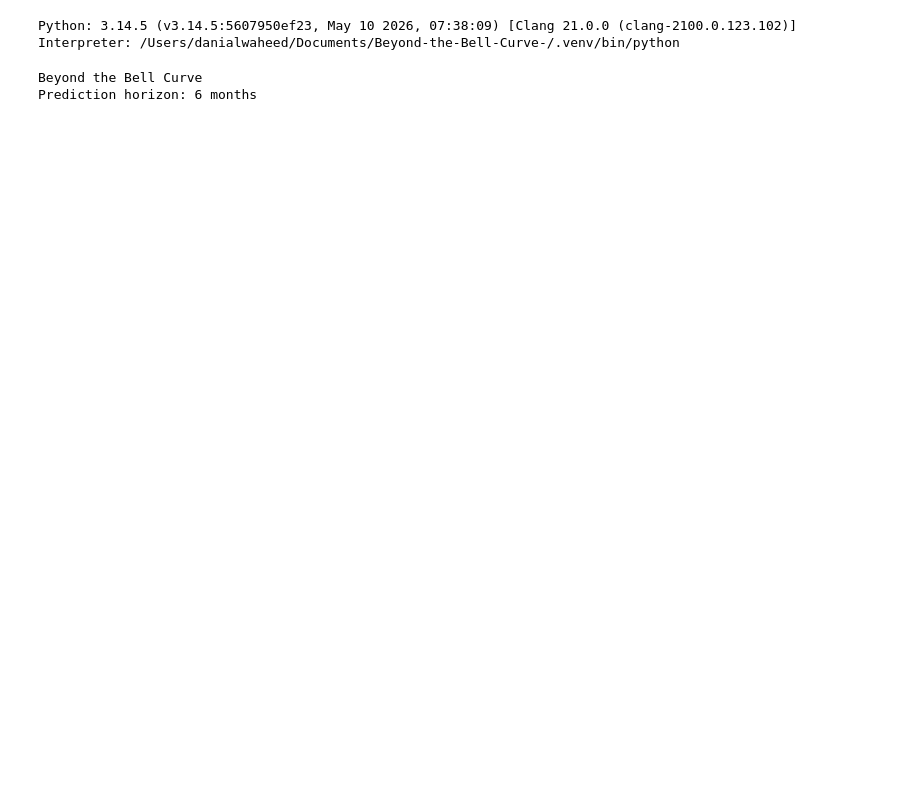
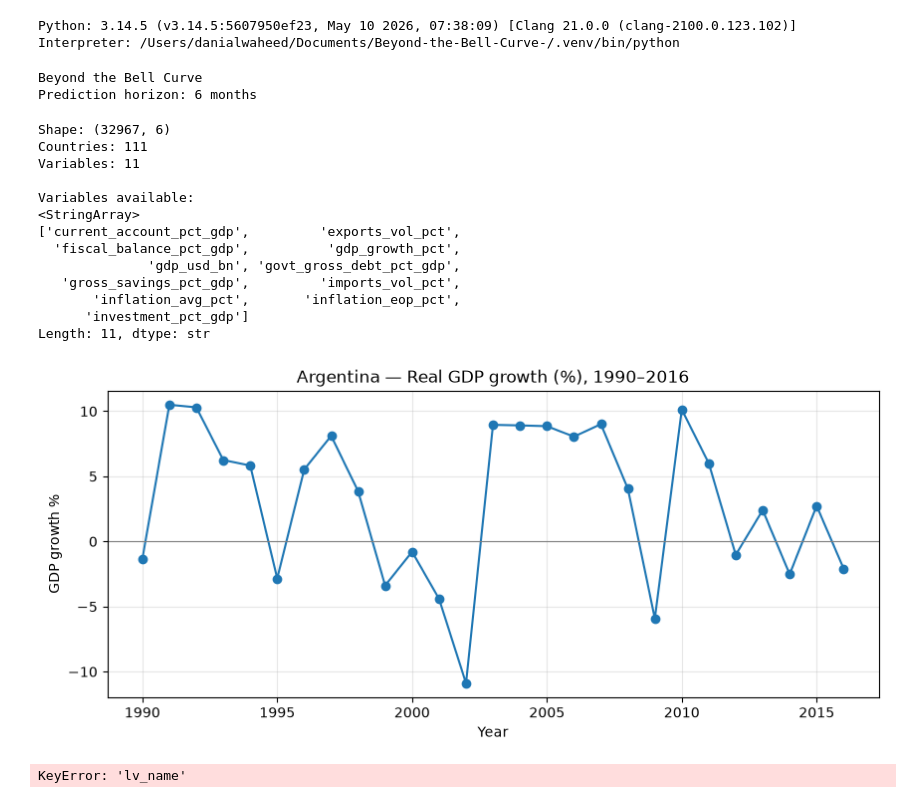
Before and after one commit to dani8055-eng/Beyond-the-Bell-Curve-, a Jupyter notebook: 01_data_exploration.ipynb, the cells around one changed output. Drawn from its saved outputs; the diff is of its cells as text; code cells hidden in the pictures; blank space fills up the shorter version.

```diff
--- a/01_data_exploration.ipynb
+++ b/01_data_exploration.ipynb
@@ -25,3 +25,71 @@ print(f"Prediction horizon: {HORIZON_MONTHS} months")
 # %% [output]
 Beyond the Bell Curve
 Prediction horizon: 6 months
+# %%
+import pandas as pd
+import matplotlib.pyplot as plt
+
+# Load the annual dataset we built
+weo = pd.read_csv("data/interim/weo_annual_long.csv")
+
+print("Shape:", weo.shape)
+print("Countries:", weo['iso3'].nunique())
+print("Variables:", weo['variable'].nunique())
+print("\nVariables available:")
+print(weo['variable'].unique())
+
+# Look at one country's GDP growth over time — Argentina
+arg = weo[(weo['iso3']=='ARG') & (weo['variable']=='gdp_growth_pct') & (~weo['is_forecast'])]
+plt.figure(figsize=(10,4))
+plt.plot(arg['year'], arg['value'], marker='o')
+plt.title("Argentina — Real GDP growth (%), 1990–2016")
+plt.xlabel("Year"); plt.ylabel("GDP growth %")
+plt.axhline(0, color='grey', linewidth=0.8)
+plt.grid(alpha=0.3)
+plt.show()
+# %% [output]
+Shape: (32967, 6)
+Countries: 111
+Variables: 11
+
+Variables available:
+<StringArray>
+['current_account_pct_gdp',         'exports_vol_pct',
+  'fiscal_balance_pct_gdp',          'gdp_growth_pct',
+              'gdp_usd_bn', 'govt_gross_debt_pct_gdp',
+   'gross_savings_pct_gdp',         'imports_vol_pct',
+       'inflation_avg_pct',       'inflation_eop_pct',
+      'investment_pct_gdp']
+Length: 11, dtype: str
+[figure, added]
+# %%
+# Load crisis years so we can mark them on the plots
+crises = pd.read_csv("data/interim/lv_currency_crises_parsed.csv")
+sample = pd.read_csv("data/interim/final_sample_countries.csv")
+
+# Map LV names -> iso3 so crises align with the WEO data
+name_to_iso = dict(zip(sample['lv_name'], sample['iso3']))
+crises['iso3'] = crises['lv_name'].map(name_to_iso)
+
+def plot_country(iso3, variable='gdp_growth_pct'):
+    """Plot one variable for one country, with crisis years marked as red lines."""
+    d = weo[(weo['iso3']==iso3) & (weo['variable']==variable) & (~weo['is_forecast'])]
+    cy = crises[crises['iso3']==iso3]['crisis_year'].tolist()
+
+    plt.figure(figsize=(11,4))
+    plt.plot(d['year'], d['value'], marker='o', zorder=3)
+    for year in cy:
+        if 1990 <= year <= 2016:
+            plt.axvline(year, color='red', alpha=0.6, linestyle='--', zorder=1)
+    plt.title(f"{iso3} — {variable}  (red dashed = crisis year)")
+    plt.xlabel("Year"); plt.ylabel(variable)
+    plt.axhline(0, color='grey', linewidth=0.8)
+    plt.grid(alpha=0.3)
+    plt.show()
+
+# Try a few crisis-heavy countries
+plot_country('ARG', 'gdp_growth_pct')
+plot_country('ARG', 'inflation_avg_pct')
+plot_country('TUR', 'gdp_growth_pct')
+# %% [output]
+KeyError: 'lv_name'
```
Also changed, not shown: parts of 2 cells of this notebook.
